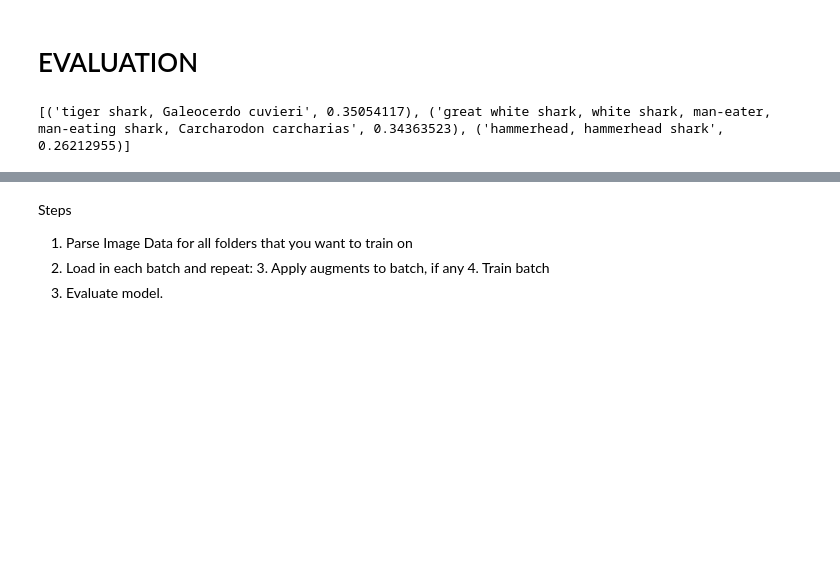
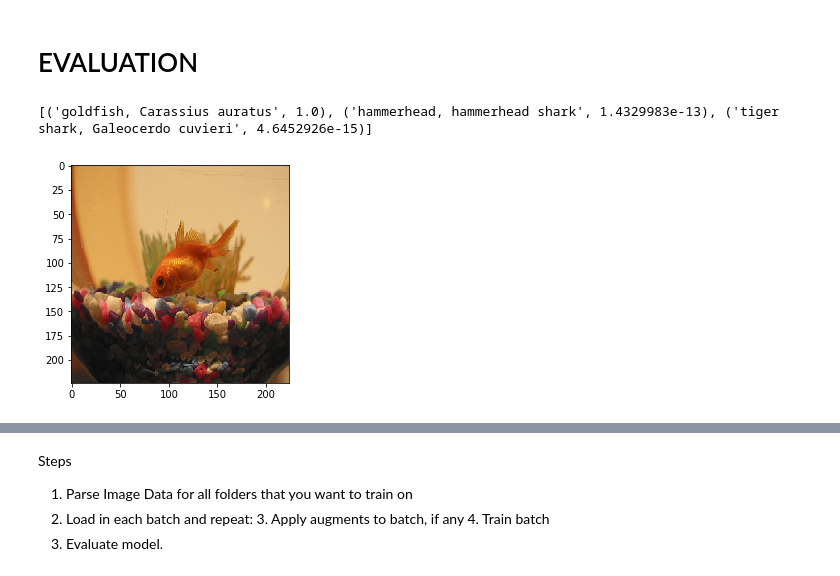
Before and after one commit to alswilli/Object-Classificaton-and-Localization-on-ImageNet, a Jupyter notebook: new-pipeline.ipynb, the cells around one changed output, grey strips where cells are left out. Drawn from its saved outputs; the diff is of its cells as text; code cells hidden in the pictures; blank space fills up the shorter version.

```diff
--- a/new-pipeline.ipynb
+++ b/new-pipeline.ipynb
@@ -24,13 +24,14 @@ from imgaug import augmenters as iaa
 
 import h5py
 from imgaug import augmenters as iaa
+from keras.utils import np_utils
 
 import utils
 import preprocessing as pp
 pp.init()
 
 allTrainingFolders = [x for x in os.listdir(pp.trainPath) if x.startswith('n')]
-trainingFolders = allTrainingFolders[0:]
+trainingFolders = allTrainingFolders[0:5]
 # %% [output]
 The autoreload extension is already loaded. To reload it, use:
   %reload_ext autoreload
@@ -145,6 +170,11 @@ Wrote 2589 images to output/image-h5/all.h5
 # %%
-val_scores = model.evaluate(np.array(all_x_val), np.array(all_y_val))
-train_scores = model.evaluate(np.array(all_x_train), np.array(all_y_train))
+x_val = val_x[:]
+y_val = val_y[:]
+y_val = [y.decode('utf-8') for y in y_val]
+y_val = encoder.fit_transform(y_val)
+
+val_scores = model.evaluate(np.array(x_val), np.array(y_val))
+# train_scores = model.evaluate(np.array(all_x_train), np.array(all_y_train))
 # %% [output]
 519/519 [==============================] - 10s 19ms/step
 2070/2070 [==============================] - 42s 20ms/step
@@ -163,31 +196,34 @@ train: [0.8406962091796064, 0.6183574880954724]
 # %%
 predictions = model.predict(np.array(x_val))
 # %%
+k = 101
 
+pp.displayImage(x_val[k])
 #PRINT PREDICTION CLASSES
-print(pp.topClasses(predictions[504], encoder.classes_))
+print(pp.topClasses(predictions[k], encoder.classes_))
 
 #LOAD PREDICTIONS INTO DATAFRAME, compute accuracy
 def predictionsToDataframe(predictions, truth, encoder):
     one = []
     two = []
     three = []
     for p in predictions:
         top = pp.topClasses(p, encoder.classes_)
         one.append(top[0][0])
         two.append(top[1][0])
         three.append(top[2][0])
 
     df = pd.DataFrame({'truth': [pp.translateID(x) for x in encoder.inverse_transform(truth)],
                       'one': one,
                       'two': two,
                       'three': three})
 
     return df
 
 df = predictionsToDataframe(predictions, y_val, encoder)
 # %% [output]
-[('tiger shark, Galeocerdo cuvieri', 0.35054117), ('great white shark, white shark, man-eater, man-eating shark, Carcharodon carcharias', 0.34363523), ('hammerhead, hammerhead shark', 0.26212955)]
+[('goldfish, Carassius auratus', 1.0), ('hammerhead, hammerhead shark', 1.4329983e-13), ('tiger shark, Galeocerdo cuvieri', 4.6452926e-15)]
+[figure, added]
 # %%
 acc = len(df[df.truth == df.one])/len(df)
 print("Top-1 accuracy: {0}".format(acc))
```
Also changed, not shown: parts of 4 cells of this notebook, 1 other file.
